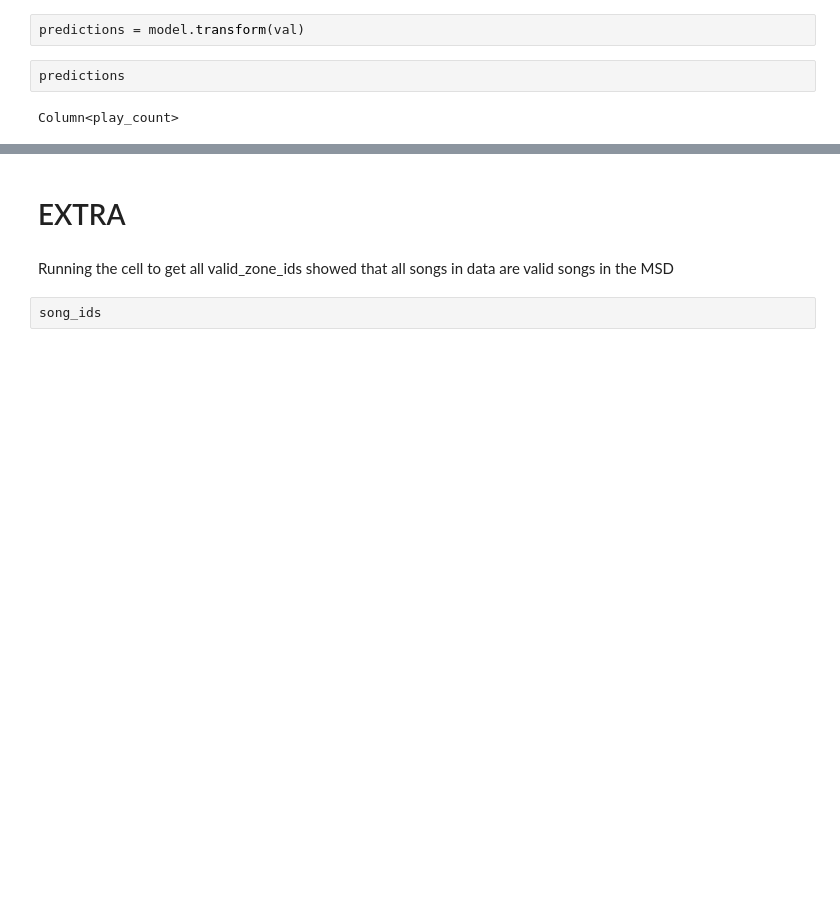
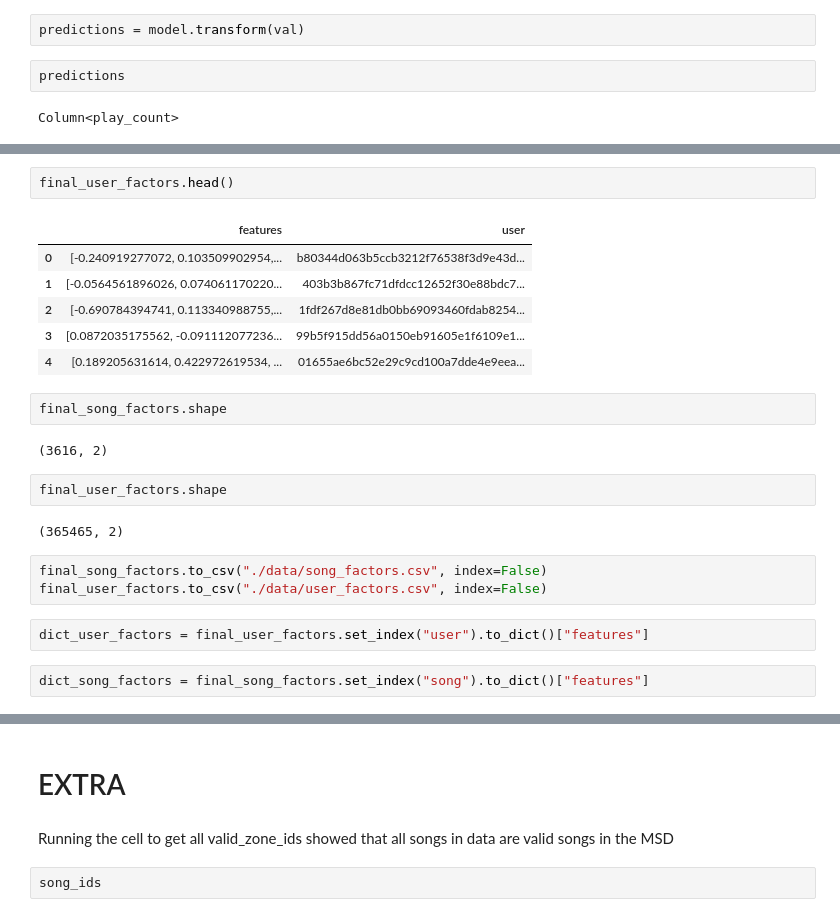
Before and after one commit to daniellengyel/music-cs182, a Jupyter notebook: CollaborativeFiltering.ipynb, the cells around one changed output, grey strips where cells are left out. Drawn from its saved outputs; the diff is of its cells as text; blank space fills up the shorter version.

```diff
--- a/CollaborativeFiltering.ipynb
+++ b/CollaborativeFiltering.ipynb
@@ -282,0 +360,24 @@ only showing top 20 rows
+# %%
+final_user_factors.head()
+# %% [output]
+|  | features | user |
+| 0 | [-0.240919277072, 0.103509902954,... | b80344d063b5ccb3212f76538f3d9e43d... |
+| 1 | [-0.0564561896026, 0.074061170220... | 403b3b867fc71dfdcc12652f30e88bdc7... |
+| 2 | [-0.690784394741, 0.113340988755,... | 1fdf267d8e81db0bb69093460fdab8254... |
+| 3 | [0.0872035175562, -0.091112077236... | 99b5f915dd56a0150eb91605e1f6109e1... |
+| 4 | [0.189205631614, 0.422972619534, ... | 01655ae6bc52e29c9cd100a7dde4e9eea... |
+# %%
+final_song_factors.shape
+# %% [output]
+(3616, 2)
+# %%
+final_user_factors.shape
+# %% [output]
+(365465, 2)
+# %%
+final_song_factors.to_csv("./data/song_factors.csv", index=False)
+final_user_factors.to_csv("./data/user_factors.csv", index=False)
+# %%
+dict_user_factors = final_user_factors.set_index("user").to_dict()["features"]
+# %%
+dict_song_factors = final_song_factors.set_index("song").to_dict()["features"]
```
Also changed, not shown: parts of 45 cells of this notebook, 1 other file.
